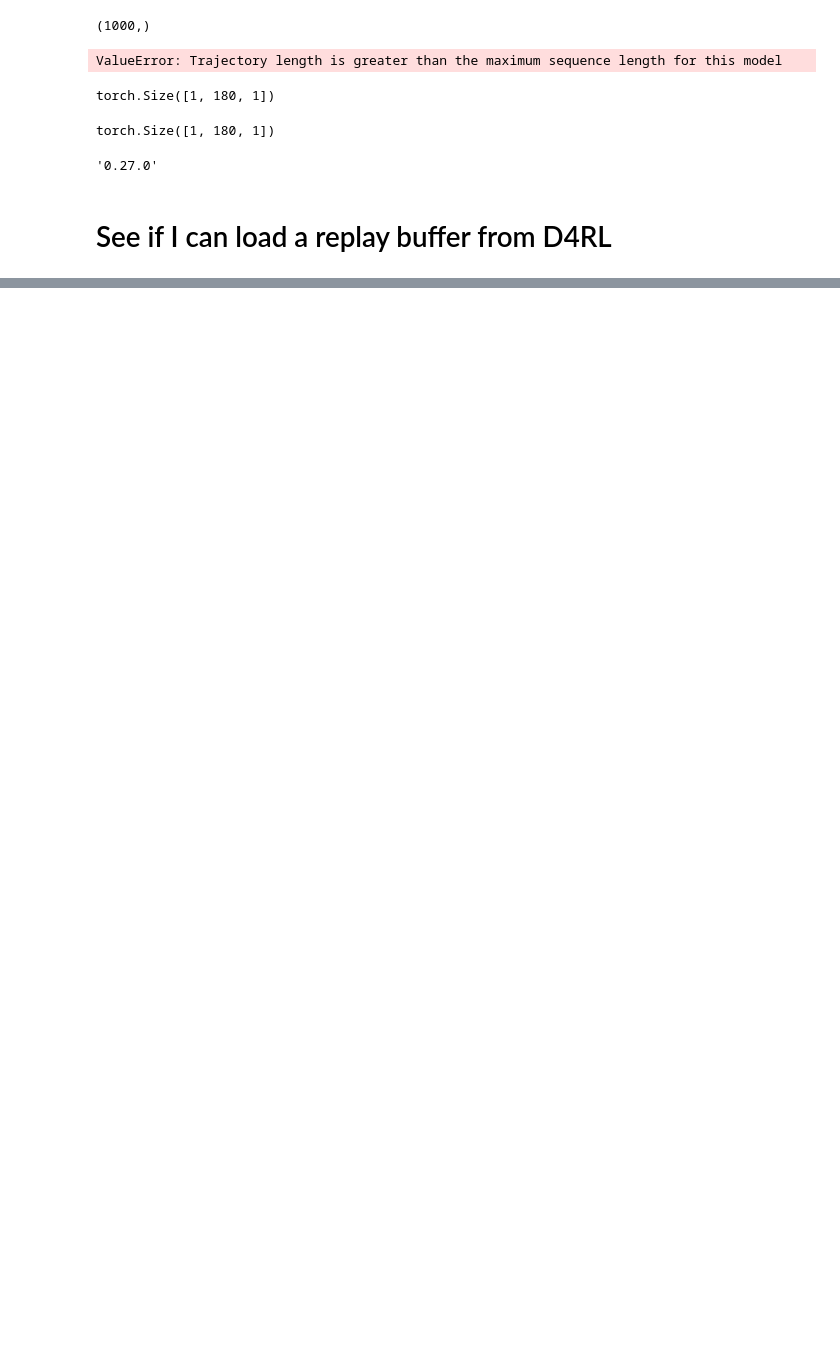
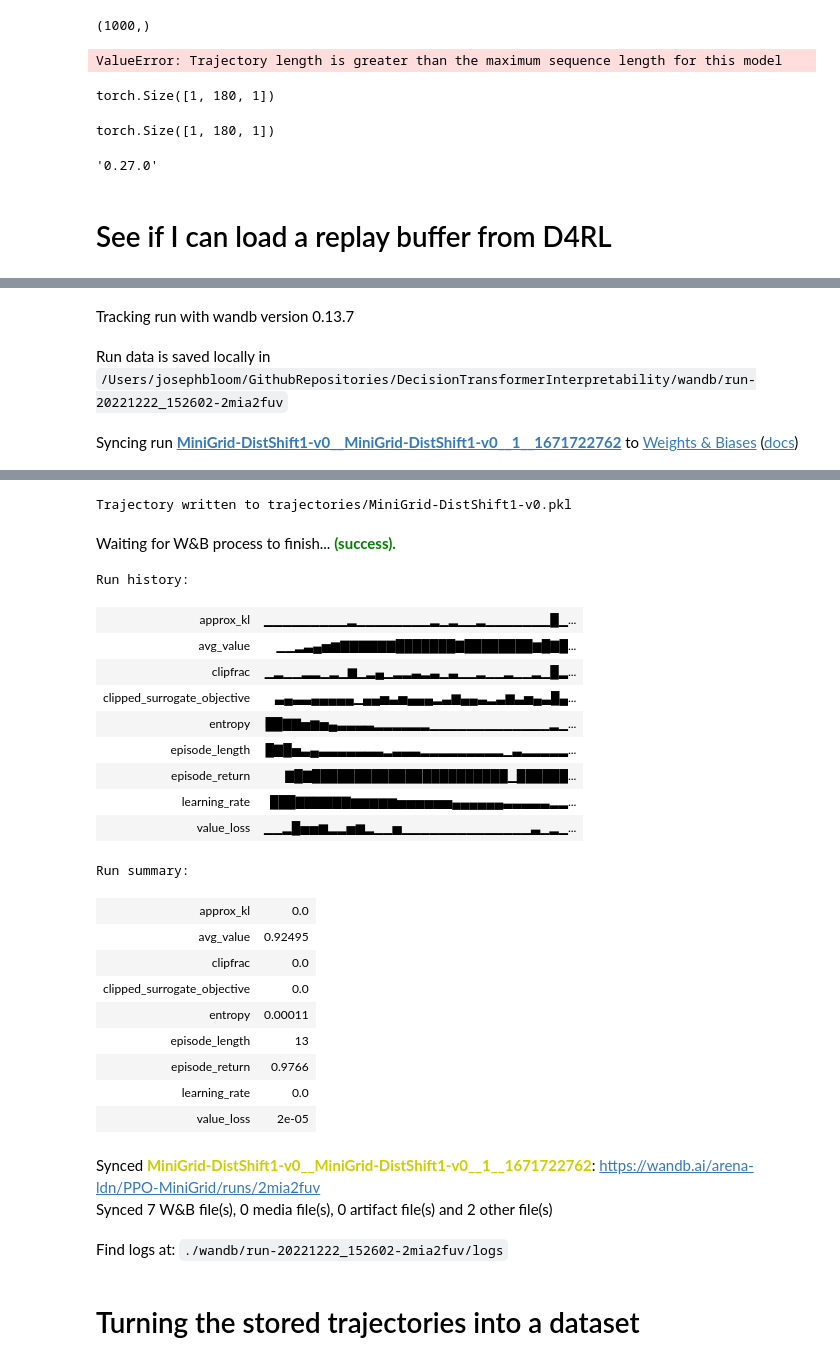
Before and after one commit to jbloomAus/DecisionTransformerInterpretability, a Jupyter notebook: dev.ipynb, the cells around one changed output, grey strips where cells are left out. Cells and saved outputs as stored; diff of their text form; code cells hidden in the pictures; blank space fills up the shorter version.

```diff
--- a/dev.ipynb
+++ b/dev.ipynb
@@ -451,0 +449,28 @@ array([[[0., 0., 0.],
+# %%
+from src.ppo.train import train_ppo
+from src.ppo.utils import PPOArgs
+from src.utils import TrajectoryWriter
+import warnings
+
+with warnings.catch_warnings():
+    warnings.filterwarnings("ignore", category= DeprecationWarning)
+
+    args = PPOArgs(
+        exp_name = 'MiniGrid-DistShift1-v0',
+        env_id = 'MiniGrid-DistShift1-v0',
+        num_envs = 4,
+        num_steps=128,
+        track = True,
+        wandb_project_name="PPO-MiniGrid",
+        capture_video=True,
+        cuda = False,
+        total_timesteps=80*10000,
+        max_steps=200)
+
+    trajectory_writer = TrajectoryWriter(args.trajectory_path, args)
+
+    ppo = train_ppo(args, trajectory_writer=trajectory_writer)
+# %% [output]
+Tracking run with wandb version 0.13.7
+Run data is saved locally in /Users/josephbloom/GithubRepositories/DecisionTransformerInterpretability/wandb/run-20221222_152602-2mia2fuv
+Syncing run MiniGrid-DistShift1-v0__MiniGrid-DistShift1-v0__1__1671722762 to Weights & Biases (docs)
@@ -451,0 +478,27 @@ array([[[0., 0., 0.],
+Trajectory written to trajectories/MiniGrid-DistShift1-v0.pkl
+Waiting for W&B process to finish... (success).
+Run history:
+| approx_kl | ▁▁▁▁▁▁▁▁▁▂▁▁▁▁▁▁▁▁▂▁▂▁▁▂▁▁▁▁▁▁▁█▁... |
+| avg_value | ▁▁▂▃▄▅▆▇▇▇▇▇▇███████▇████████▆█▇█... |
+| clipfrac | ▁▂▁▁▂▂▁▂▁▆▁▂▄▁▂▂▃▂▃▁▃▁▁▂▁▁▂▁▁▂▁█▂... |
+| clipped_surrogate_objective | ▃▄▃▃▄▄▄▄▄▁▄▄▅▃▅▄▄▄▂▃▆▄▄▃▂▃▆▃▅▄▃█▄... |
+| entropy | ██▇▇▅▆▅▄▃▃▃▃▂▂▂▂▂▂▁▁▁▁▁▁▁▁▁▁▁▁▁▂▁... |
+| episode_length | █▇█▅▃▄▃▃▃▃▃▃▃▂▃▃▃▂▂▂▂▂▂▂▂▂▁▃▂▂▂▂▂... |
+| episode_return | ▇█▇███████████████████████▁██████... |
+| learning_rate | ███▇▇▇▇▇▇▆▆▆▆▆▅▅▅▅▅▅▄▄▄▄▄▄▃▃▃▃▃▂▂... |
+| value_loss | ▁▁▂█▅▅▆▂▂▅▆▂▁▁▅▁▁▁▁▁▁▁▁▁▁▁▁▁▁▃▁▂▁... |
+Run summary:
+| approx_kl | 0.0 |
+| avg_value | 0.92495 |
+| clipfrac | 0.0 |
+| clipped_surrogate_objective | 0.0 |
+| entropy | 0.00011 |
+| episode_length | 13 |
+| episode_return | 0.9766 |
+| learning_rate | 0.0 |
+| value_loss | 2e-05 |
+Synced MiniGrid-DistShift1-v0__MiniGrid-DistShift1-v0__1__1671722762: https://wandb.ai/arena-ldn/PPO-MiniGrid/runs/2mia2fuv
+Synced 7 W&B file(s), 0 media file(s), 0 artifact file(s) and 2 other file(s)
+Find logs at: ./wandb/run-20221222_152602-2mia2fuv/logs
+# %% [markdown]
+# Turning the stored trajectories into a dataset
```
Also changed, not shown: parts of 31 cells of this notebook, 1 other file.
